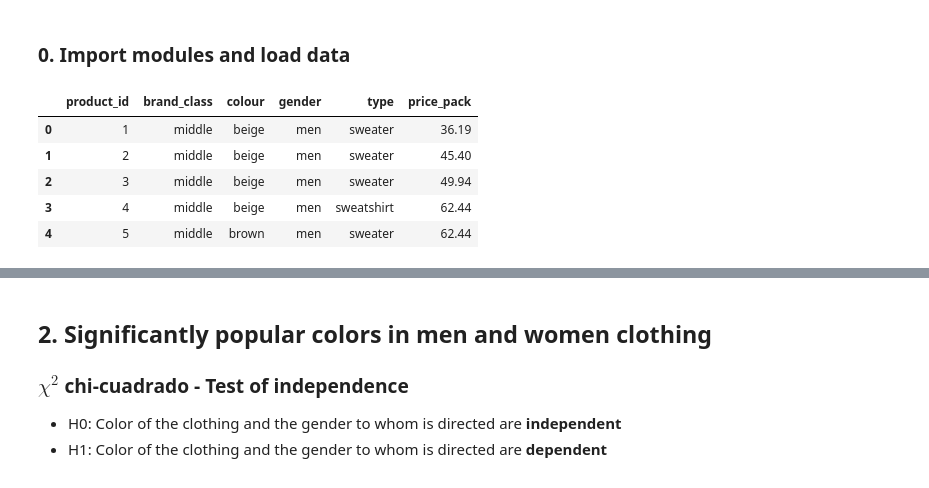
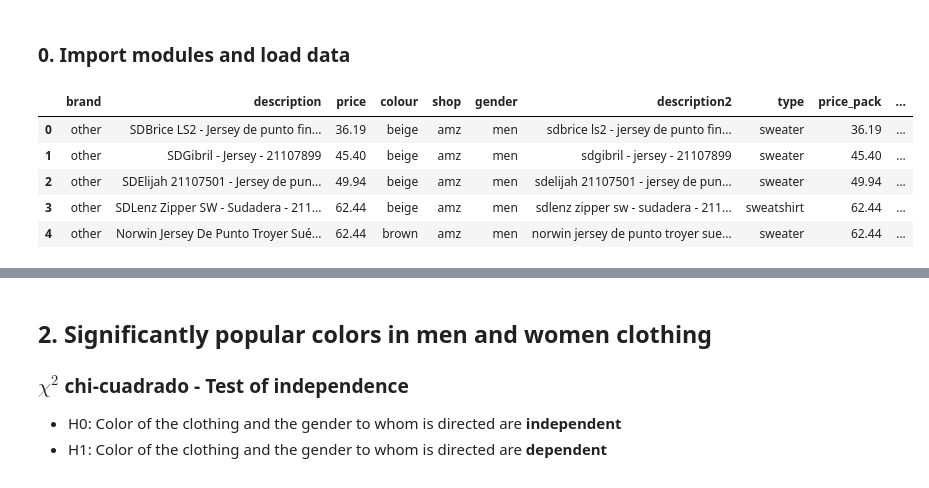
Before and after one commit to maluque/COLOURS_in_NUMBERS, a Jupyter notebook: notebooks/7.clothes_INFSTATS.ipynb, the cells around one changed output, grey strips where cells are left out. Saved outputs shown, nothing was run; the diff lists cells and outputs as text; code cells hidden in the pictures.

```diff
--- a/notebooks/7.clothes_INFSTATS.ipynb
+++ b/notebooks/7.clothes_INFSTATS.ipynb
@@ -71,12 +71,13 @@ from scipy.stats import wilcoxon
 from scipy.stats import mannwhitneyu
 # %%
 clothes=pd.read_csv("../data/clean/clothes_simple.csv")
+clothes_comp=pd.read_csv("../data/clean/clothes_complete.csv")
 # %%
-clothes.head()
+clothes_comp.head()
 # %% [output]
-|  | product_id | brand_class | colour | gender | type | price_pack |
-| 0 | 1 | middle | beige | men | sweater | 36.19 |
-| 1 | 2 | middle | beige | men | sweater | 45.40 |
-| 2 | 3 | middle | beige | men | sweater | 49.94 |
-| 3 | 4 | middle | beige | men | sweatshirt | 62.44 |
-| 4 | 5 | middle | brown | men | sweater | 62.44 |
+|  | brand | description | price | colour | shop | gender | description2 | type | price_pack | ... |
+| 0 | other | SDBrice LS2 - Jersey de punto fin... | 36.19 | beige | amz | men | sdbrice ls2 - jersey de punto fin... | sweater | 36.19 | ... |
+| 1 | other | SDGibril - Jersey - 21107899 | 45.40 | beige | amz | men | sdgibril - jersey - 21107899 | sweater | 45.40 | ... |
+| 2 | other | SDElijah 21107501 - Jersey de pun... | 49.94 | beige | amz | men | sdelijah 21107501 - jersey de pun... | sweater | 49.94 | ... |
+| 3 | other | SDLenz Zipper SW - Sudadera - 211... | 62.44 | beige | amz | men | sdlenz zipper sw - sudadera - 211... | sweatshirt | 62.44 | ... |
+| 4 | other | Norwin Jersey De Punto Troyer Sué... | 62.44 | brown | amz | men | norwin jersey de punto troyer sue... | sweater | 62.44 | ... |
```
Also changed, not shown: parts of 28 cells of this notebook, 21 other files.
